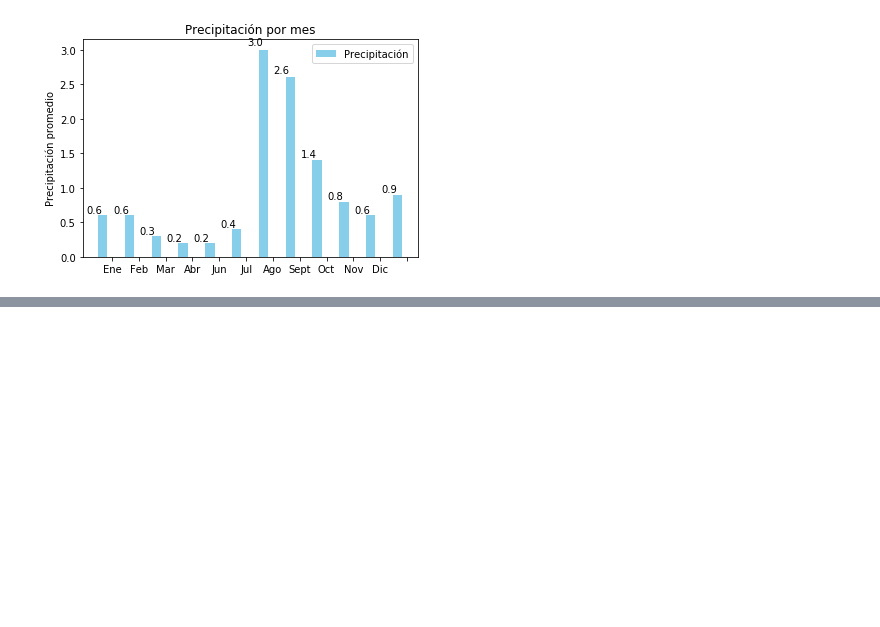
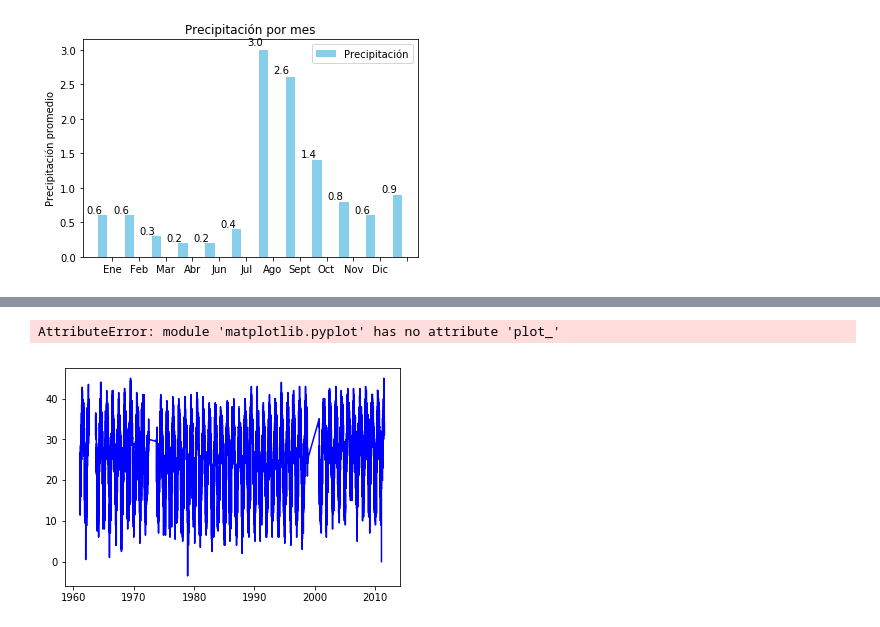
Before and after one commit to albertomedinac/Computacional-I, a Jupyter notebook: actividad_4/actividad 4.ipynb, the cells around one changed output, grey strips where cells are left out. Cells and saved outputs as stored; diff of their text form; code cells hidden in the pictures; blank space fills up the shorter version.

```diff
--- a/actividad_4/actividad 4.ipynb
+++ b/actividad_4/actividad 4.ipynb
@@ -113,0 +189,12 @@ plt.show()
+# %%
+t=np.arange(1961,2013,10)
+df1=df[['TMIN','TMAX']]
+plt.plot_date(x=df.FECHA, y=df.TMAX, fmt="b-")
+plt.plot_
+plt.title("Variación de la Temperatura")
+plt.ylabel("Temp ºC")
+plt.grid(True)
+plt.show()
+# %% [output]
+AttributeError: module 'matplotlib.pyplot' has no attribute 'plot_'
+[figure, added]
```
Also changed, not shown: parts of 9 cells of this notebook.
